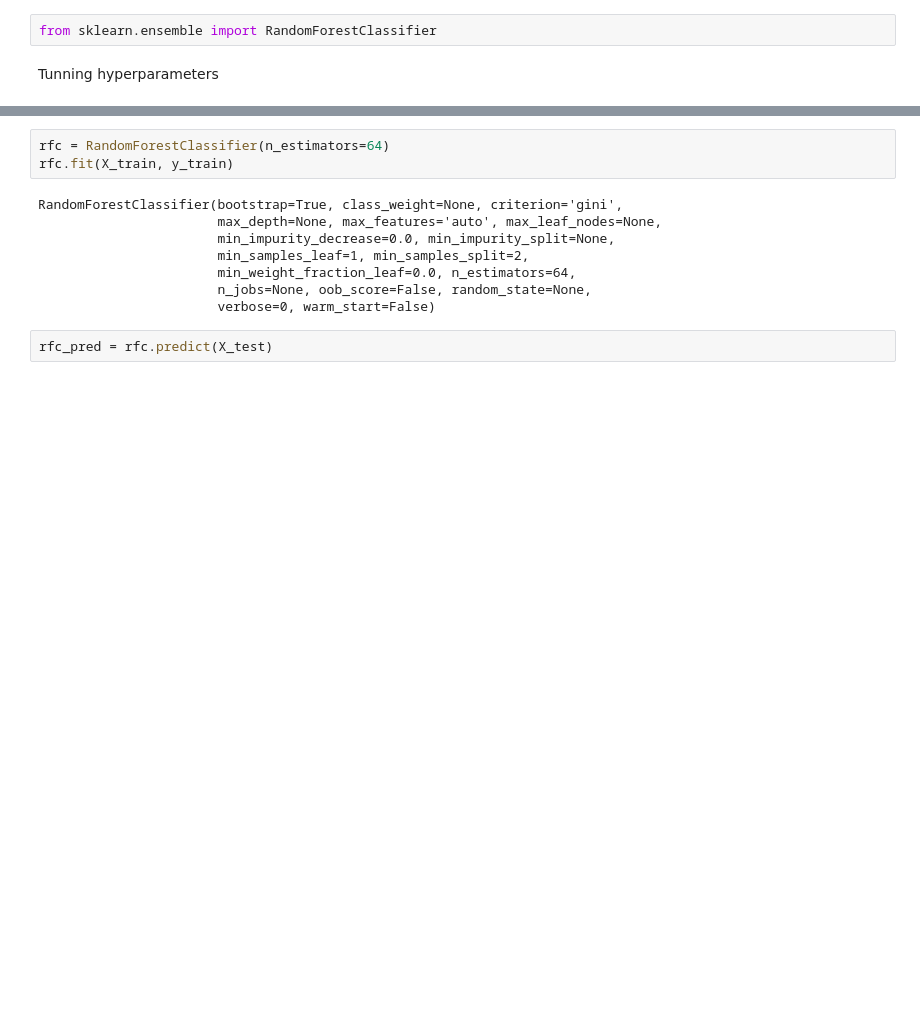
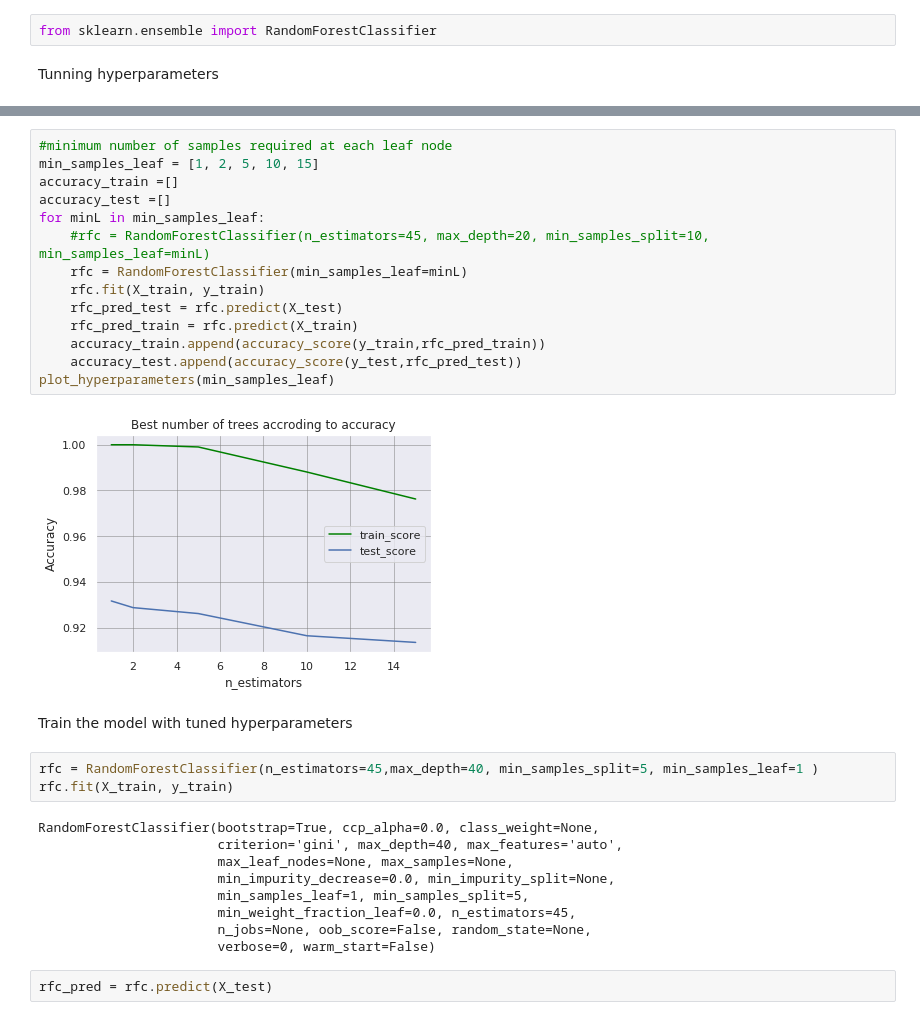
Before and after one commit to albertturcu/mandatory-datascience, a Jupyter notebook: humanactivity.ipynb, the cells around one changed output, grey strips where cells are left out. Saved outputs shown, nothing was run; the diff lists cells and outputs as text; blank space fills up the shorter version.

```diff
--- a/humanactivity.ipynb
+++ b/humanactivity.ipynb
@@ -231,12 +271,31 @@ for n in n_estimators:
+# %%
+#minimum number of samples required at each leaf node
+min_samples_leaf = [1, 2, 5, 10, 15]
+accuracy_train =[]
+accuracy_test =[]
+for minL in min_samples_leaf:
+    #rfc = RandomForestClassifier(n_estimators=45, max_depth=20, min_samples_split=10, min_samples_leaf=minL)
+    rfc = RandomForestClassifier(min_samples_leaf=minL)
+    rfc.fit(X_train, y_train)
+    rfc_pred_test = rfc.predict(X_test)
+    rfc_pred_train = rfc.predict(X_train)
+    accuracy_train.append(accuracy_score(y_train,rfc_pred_train))
+    accuracy_test.append(accuracy_score(y_test,rfc_pred_test))
+plot_hyperparameters(min_samples_leaf)
+# %% [output]
+[figure, added]
+# %% [markdown]
+Train the model with tuned hyperparameters
 # %%
-rfc = RandomForestClassifier(n_estimators=64)
+rfc = RandomForestClassifier(n_estimators=45,max_depth=40, min_samples_split=5, min_samples_leaf=1 )
 rfc.fit(X_train, y_train)
 # %% [output]
-RandomForestClassifier(bootstrap=True, class_weight=None, criterion='gini',
-                       max_depth=None, max_features='auto', max_leaf_nodes=None,
+RandomForestClassifier(bootstrap=True, ccp_alpha=0.0, class_weight=None,
+                       criterion='gini', max_depth=40, max_features='auto',
+                       max_leaf_nodes=None, max_samples=None,
                        min_impurity_decrease=0.0, min_impurity_split=None,
-                       min_samples_leaf=1, min_samples_split=2,
-                       min_weight_fraction_leaf=0.0, n_estimators=64,
+                       min_samples_leaf=1, min_samples_split=5,
+                       min_weight_fraction_leaf=0.0, n_estimators=45,
                        n_jobs=None, oob_score=False, random_state=None,
                        verbose=0, warm_start=False)
 # %%
```
Also changed, not shown: parts of 17 cells of this notebook, 1 other file.
